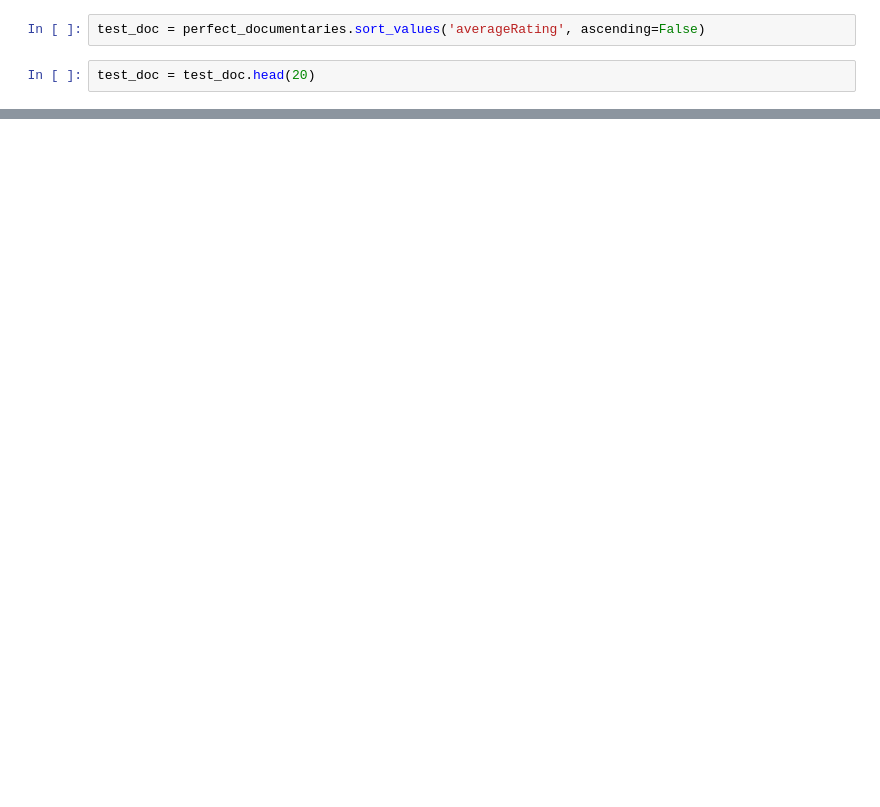
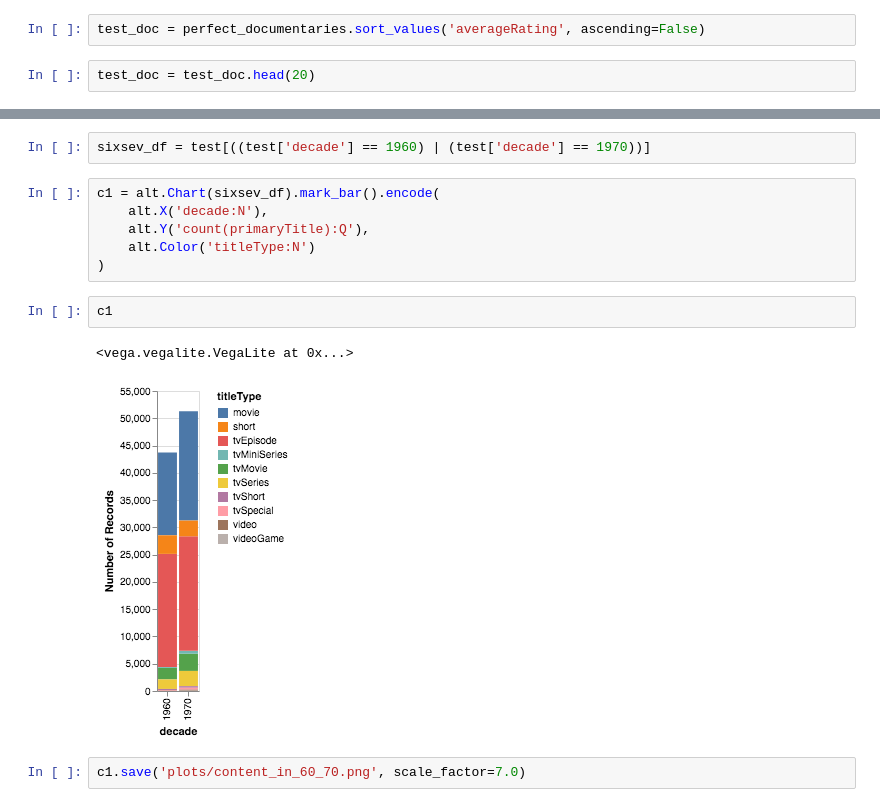
Before and after one commit to sarthakbatragatech/MovieViz, a Jupyter notebook: master.ipynb, the cells around one changed output, grey strips where cells are left out. Saved outputs shown, nothing was run; the diff lists cells and outputs as text; blank space fills up the shorter version.

```diff
--- a/master.ipynb
+++ b/master.ipynb
@@ -168,0 +180,15 @@ alt.Chart(test_doc).mark_bar().encode(
+# %%
+sixsev_df = test[((test['decade'] == 1960) | (test['decade'] == 1970))]
+# %%
+c1 = alt.Chart(sixsev_df).mark_bar().encode(
+    alt.X('decade:N'),
+    alt.Y('count(primaryTitle):Q'),
+    alt.Color('titleType:N')
+)
+# %%
+c1
+# %% [output]
+<vega.vegalite.VegaLite at 0x...>
+[figure, added]
+# %%
+c1.save('plots/content_in_60_70.png', scale_factor=7.0)
```
Also changed, not shown: parts of 28 cells of this notebook, 1 other file.
